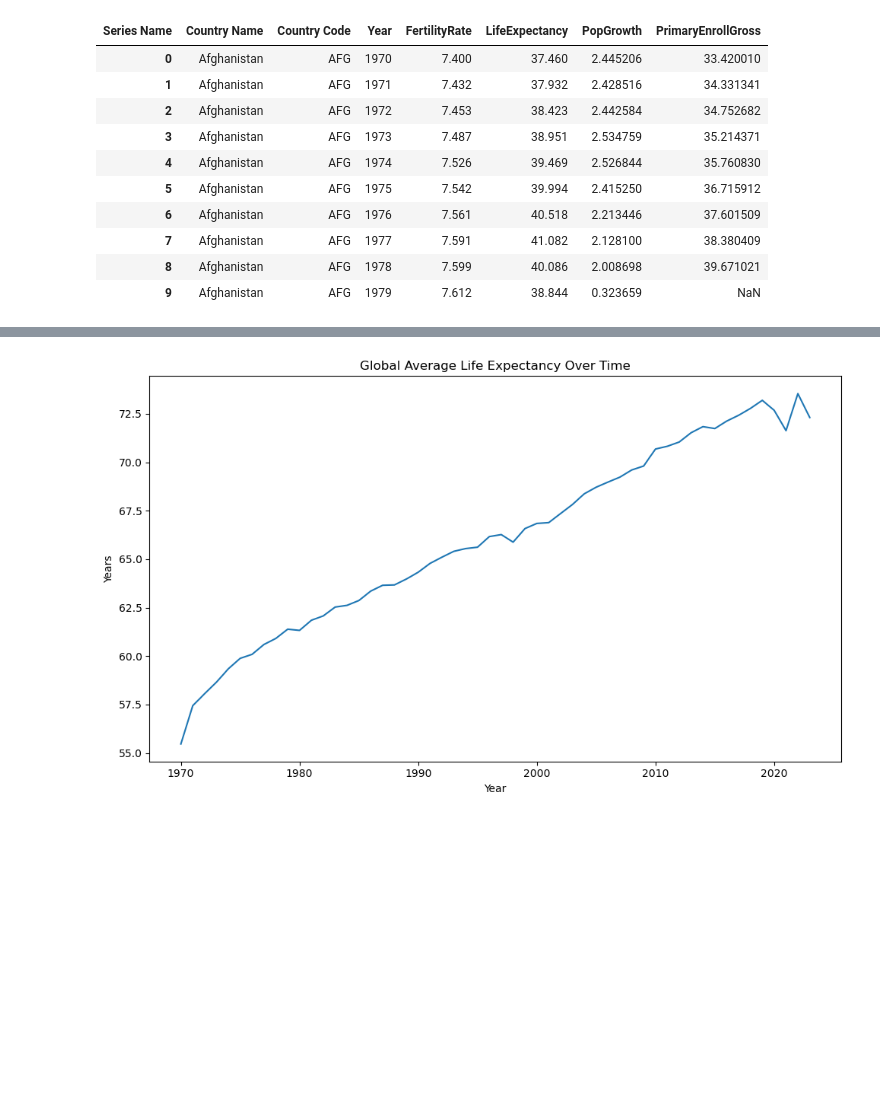
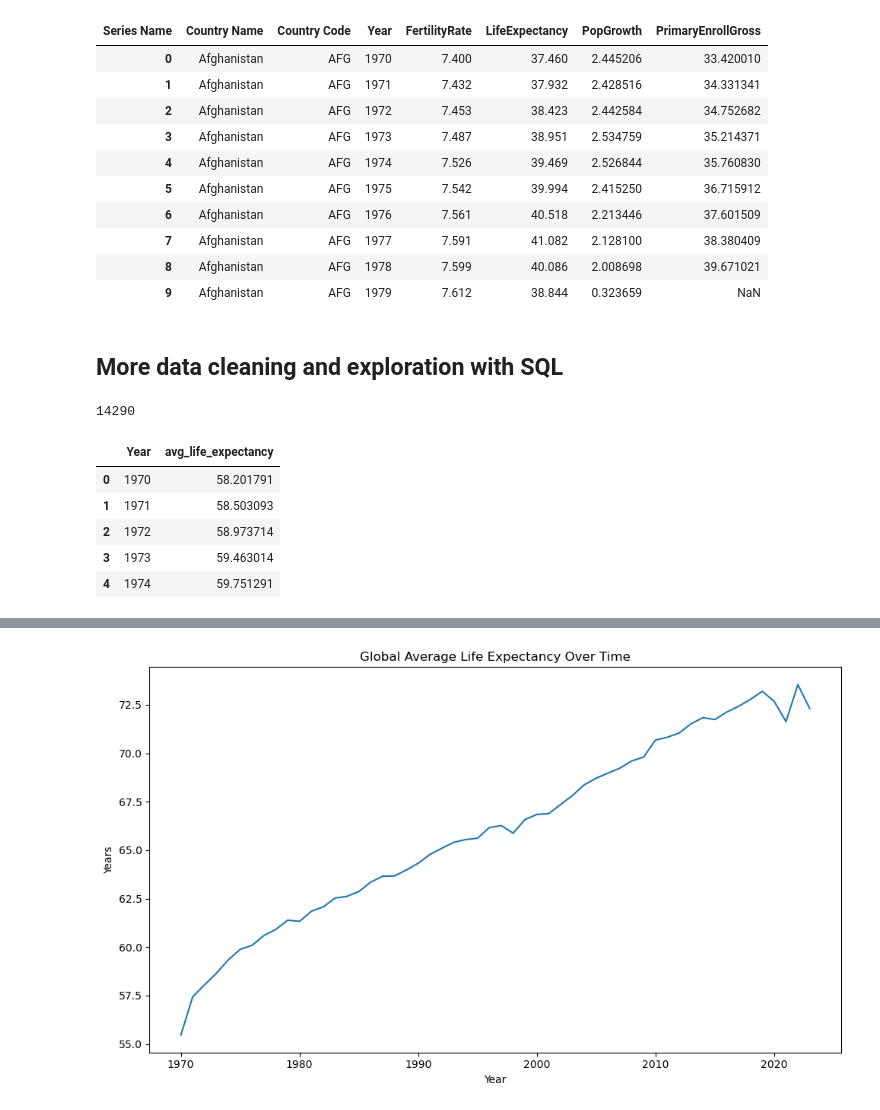
Before and after one commit to JackyAn0072/QTM350_final_project, a Jupyter notebook: scripts/data_analysis.ipynb, the cells around one changed output, grey strips where cells are left out. Drawn from its saved outputs; the diff is of its cells as text; code cells hidden in the pictures; blank space fills up the shorter version.

```diff
--- a/scripts/data_analysis.ipynb
+++ b/scripts/data_analysis.ipynb
@@ -61,3 +61,33 @@ df_clean.head(10)
 | 7 | Afghanistan | AFG | 1977 | 7.591 | 41.082 | 2.128100 | 38.380409 |
 | 8 | Afghanistan | AFG | 1978 | 7.599 | 40.086 | 2.008698 | 39.671021 |
 | 9 | Afghanistan | AFG | 1979 | 7.612 | 38.844 | 0.323659 | NaN |
+# %% [markdown]
+## More data cleaning and exploration with SQL
+# %%
+import pandas as pd
+import sqlite3
+
+# Create SQLite connection
+conn = sqlite3.connect(':memory:')
+
+# Push the cleaned dataset
+df_clean.to_sql('data', conn, index=False, if_exists='replace')
+# %% [output]
+14290
+# %%
+# Average Life Expectancy Over Time
+query = """
+SELECT Year, AVG(LifeExpectancy) AS avg_life_expectancy
+FROM data
+GROUP BY Year
+ORDER BY Year
+"""
+avg_lifeexp = pd.read_sql_query(query, conn)
+avg_lifeexp.head()
+# %% [output]
+|  | Year | avg_life_expectancy |
+| 0 | 1970 | 58.201791 |
+| 1 | 1971 | 58.503093 |
+| 2 | 1972 | 58.973714 |
+| 3 | 1973 | 59.463014 |
+| 4 | 1974 | 59.751291 |
```
Also changed, not shown: parts of 7 cells of this notebook, 10 other files.
